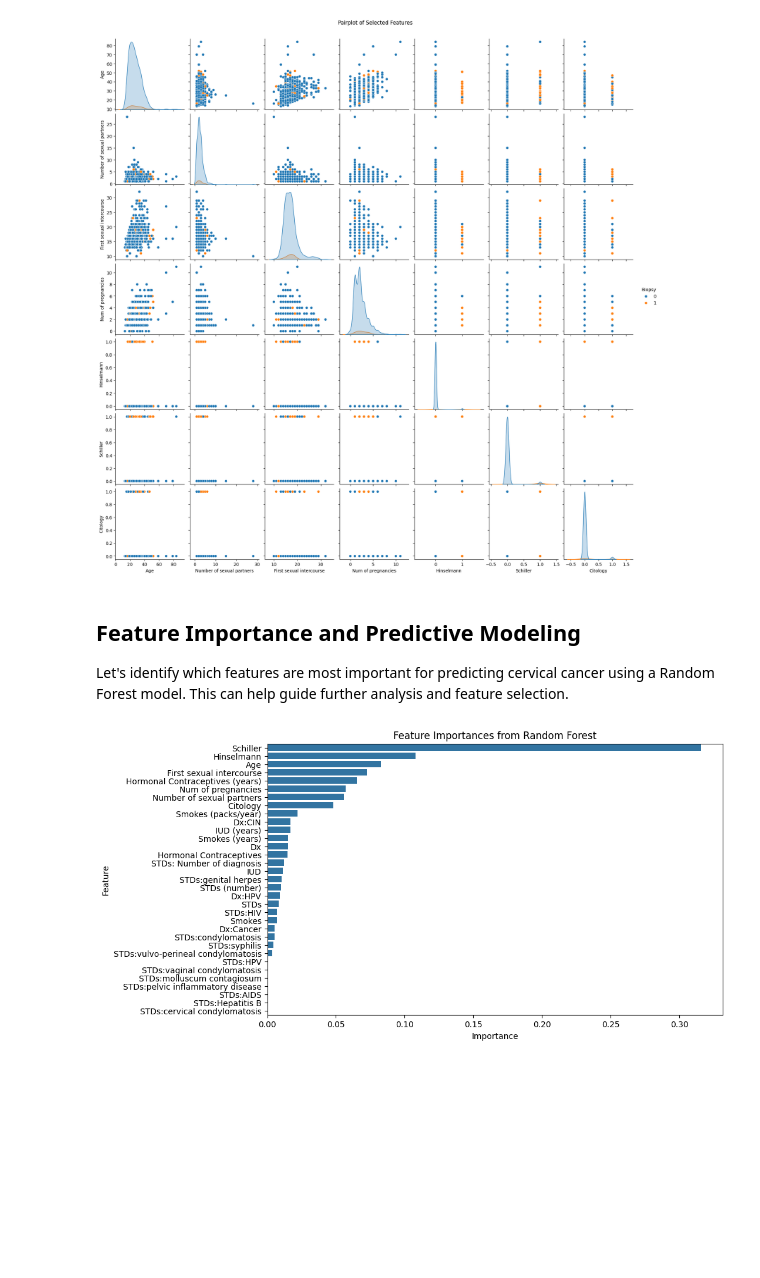
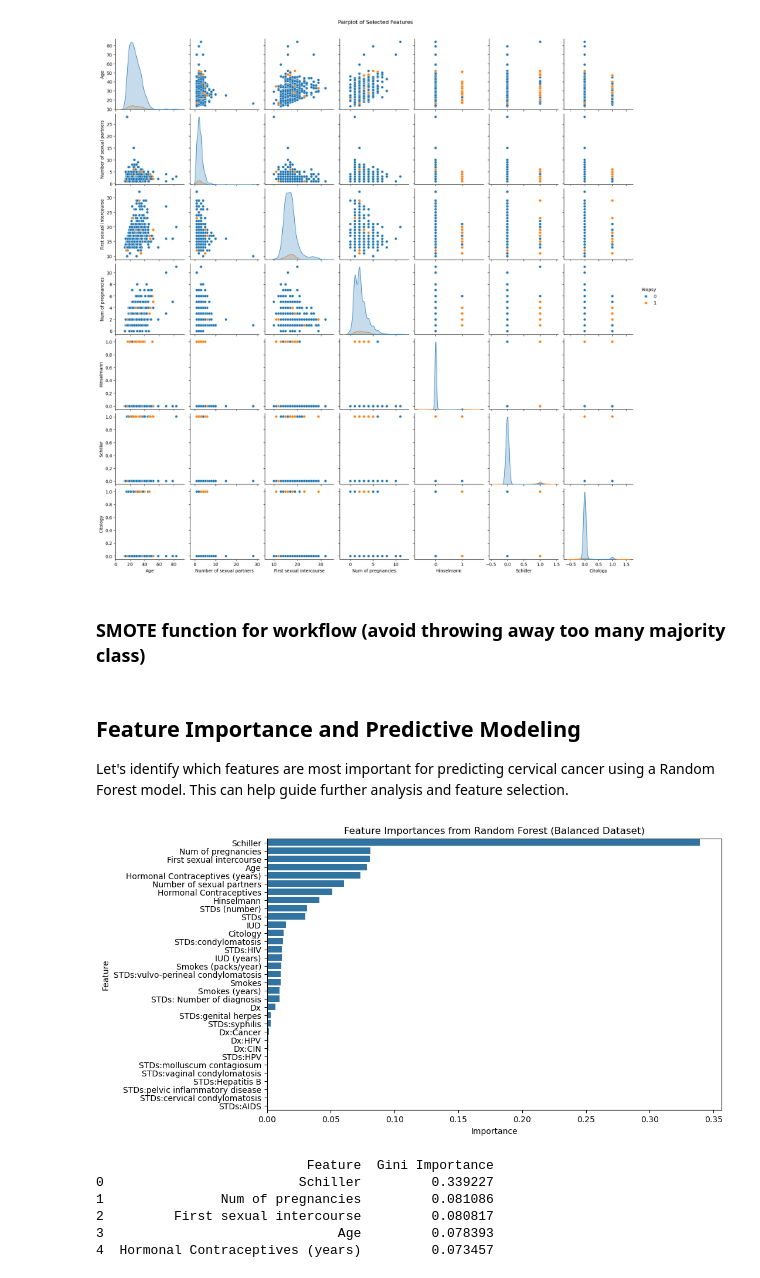
Before and after one commit to natsirt04/BioHackathon-2025, a Jupyter notebook: cervical_cancer.ipynb, the cells around one changed output. Saved outputs shown, nothing was run; the diff lists cells and outputs as text; code cells hidden in the pictures; blank space fills up the shorter version.

```diff
--- a/cervical_cancer.ipynb
+++ b/cervical_cancer.ipynb
@@ -168,26 +171,51 @@ plt.suptitle('Pairplot of Selected Features', y=1.02)
 plt.show()
 # %% [output]
 [figure]
+# %% [markdown]
+### SMOTE function for workflow (avoid throwing away too many majority class)
+# %%
+def smote_train_test_split(X, y, test_size=0.2, random_state=42):
+    X_train, X_test, y_train, y_test = train_test_split(
+        X, y, test_size=test_size, stratify=y, random_state=random_state
+    )
+
+    smote = SMOTE(random_state=random_state)
+    X_train_bal, y_train_bal = smote.fit_resample(X_train, y_train)
+
+    return X_train_bal, X_test, y_train_bal, y_test
 # %% [markdown]
 ## Feature Importance and Predictive Modeling
 Let's identify which features are most important for predicting cervical cancer using a Random Forest model. This can help guide further analysis and feature selection.
 # %%
-X = df.drop('Biopsy', axis=1)
+X = df.drop('Biopsy', axis=1).select_dtypes(include=[np.number])
 y = df['Biopsy']
 
-X = X.select_dtypes(include=[np.number])
-X_train, X_test, y_train, y_test = train_test_split(X, y, test_size=0.2, random_state=42)
+X_train, X_test, y_train, y_test = smote_train_test_split(X, y, test_size=0.2)
+
 rf = RandomForestClassifier(random_state=42)
 rf.fit(X_train, y_train)
+
 importances = rf.feature_importances_
 indices = np.argsort(importances)[::-1]
 feature_names = X.columns
 
 plt.figure(figsize=(10, 6))
 sns.barplot(x=importances[indices], y=feature_names[indices])
-plt.title('Feature Importances from Random Forest')
+plt.title('Feature Importances from Random Forest (Balanced Dataset)')
 plt.xlabel('Importance')
 plt.ylabel('Feature')
 plt.show()
+
+feature_imp_df = pd.DataFrame({
+    'Feature': feature_names[indices],
+    'Gini Importance': importances[indices]
+}).head(5)
+print(feature_imp_df)
 # %% [output]
-[figure, old version]
+[figure, new version]
+                           Feature  Gini Importance
+0                         Schiller         0.339227
+1               Num of pregnancies         0.081086
+2         First sexual intercourse         0.080817
+3                              Age         0.078393
+4  Hormonal Contraceptives (years)         0.073457
```
Also changed, not shown: parts of 24 cells of this notebook, 1 other file.
